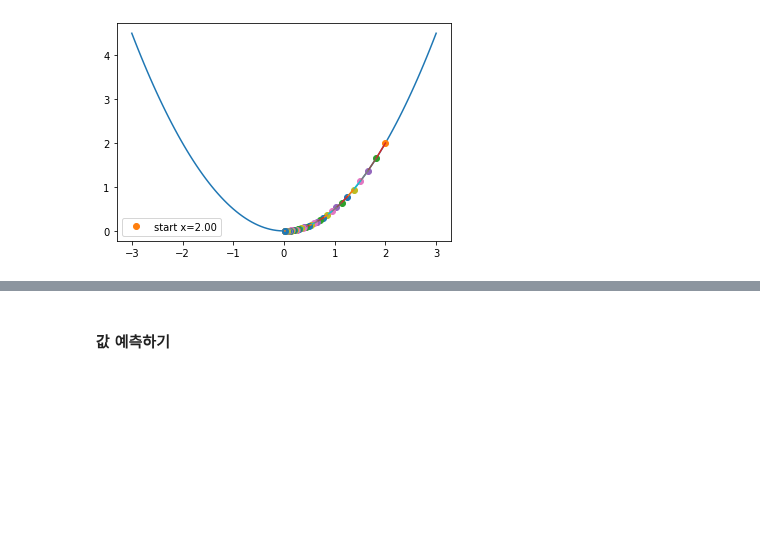
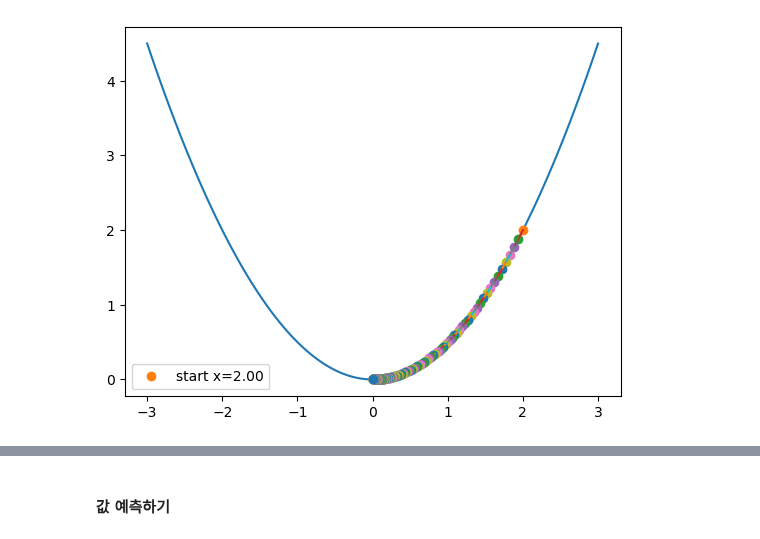
Before and after one commit to imguru-mooc/HVAC_EDU, a Jupyter notebook: 인공지능/source/Chapter_2/1.linear_regression.ipynb, the cells around one changed output, grey strips where cells are left out. Cells and saved outputs as stored; diff of their text form; code cells hidden in the pictures; blank space fills up the shorter version.

```diff
--- a/인공지능/source/Chapter_2/1.linear_regression.ipynb
+++ b/인공지능/source/Chapter_2/1.linear_regression.ipynb
@@ -183,35 +157,35 @@ import matplotlib.pyplot as plt  # plotting core
 x=2
 y=2
 w=1
 
 def f(b) : # A parabola
     f = 0.5*((w*x+b)-y)**2
     return f
 def Df(b) : # The derivative (gradient)
     Df = ((w*x+b)-y)*1
     return Df
 def xp1(b,alpha) : # update
     xp1 = b - alpha * Df(b)
     return xp1
 
 def plot_steps( guess, alpha, nsteps) :
     fig, ax = plt.subplots()
     x = np.linspace(-3,3,100)
     ax.plot(x, f(x))
     x = guess
     ax.plot(x,f(x), 'o', label='start x=%.2f' %x )
     for i in range(nsteps):
         xold = x
         x = xp1(x,alpha)
         #ax.plot(x,f(x), 'o', label='x = %.2f' %x)
         ax.plot(x,f(x), 'o')
         ax.plot([xold,x],[f(xold),f(x)], '-')
     plt.legend()
     plt.show()
 
-plot_steps( 2, 0.09, 50 )
+plot_steps( 2, 0.03, 200 )
 # %% [output]
-[figure, old version]
+[figure, new version]
 # %%
 import matplotlib.pyplot as plt
 import numpy as np
```
Also changed, not shown: parts of 14 cells of this notebook, 5 other files.
